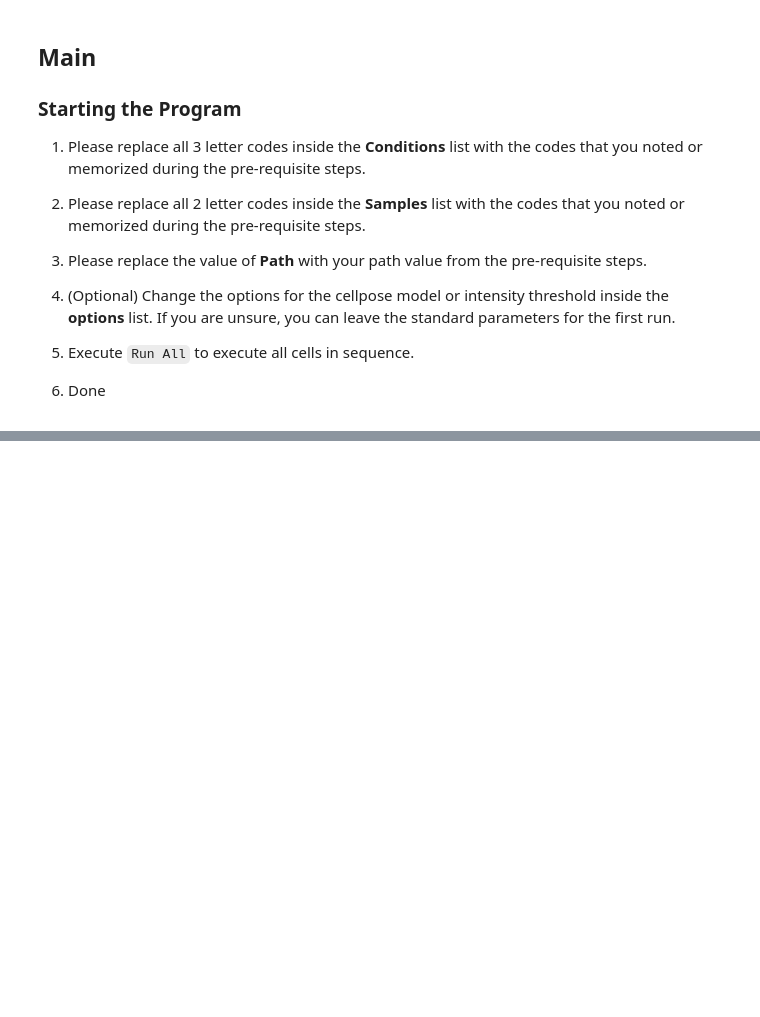
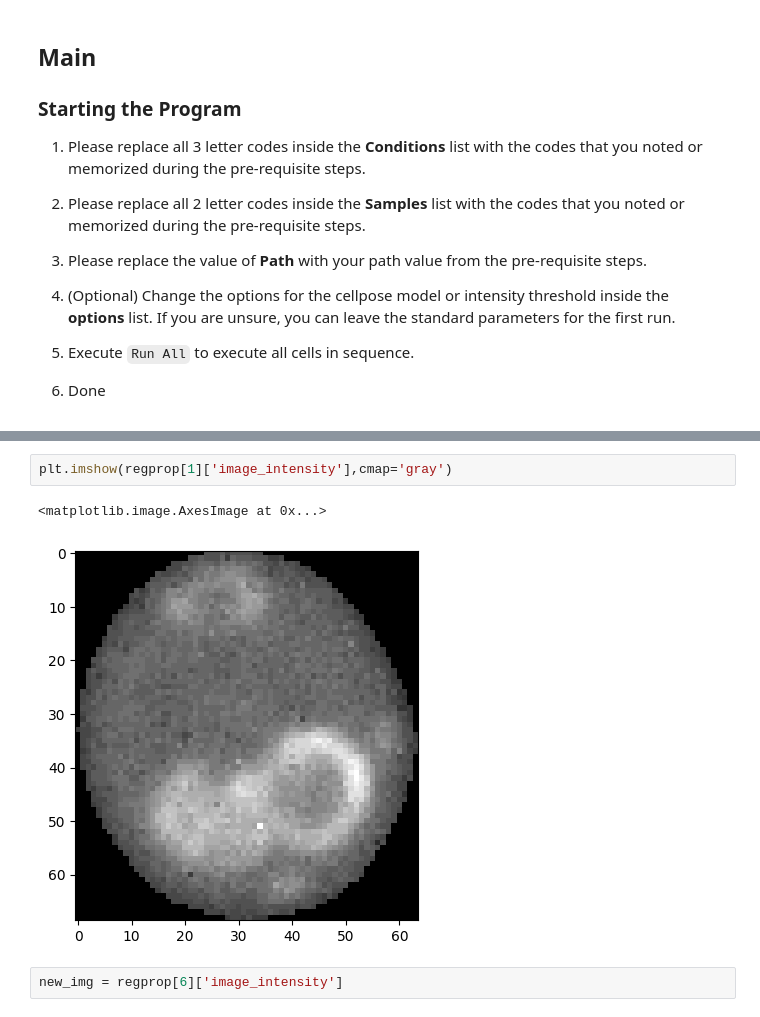
Before and after one commit to Cythion/NCC, a Jupyter notebook: CellCounter.ipynb, the cells around one changed output, grey strips where cells are left out. Drawn from its saved outputs; the diff is of its cells as text; blank space fills up the shorter version.

```diff
--- a/CellCounter.ipynb
+++ b/CellCounter.ipynb
@@ -197,0 +250,7 @@ DataVisualizer(
+# %%
+plt.imshow(regprop[1]['image_intensity'],cmap='gray')
+# %% [output]
+<matplotlib.image.AxesImage at 0x...>
+[figure, added]
+# %%
+new_img = regprop[6]['image_intensity']
```
Also changed, not shown: parts of 11 cells of this notebook, 6 other files.
